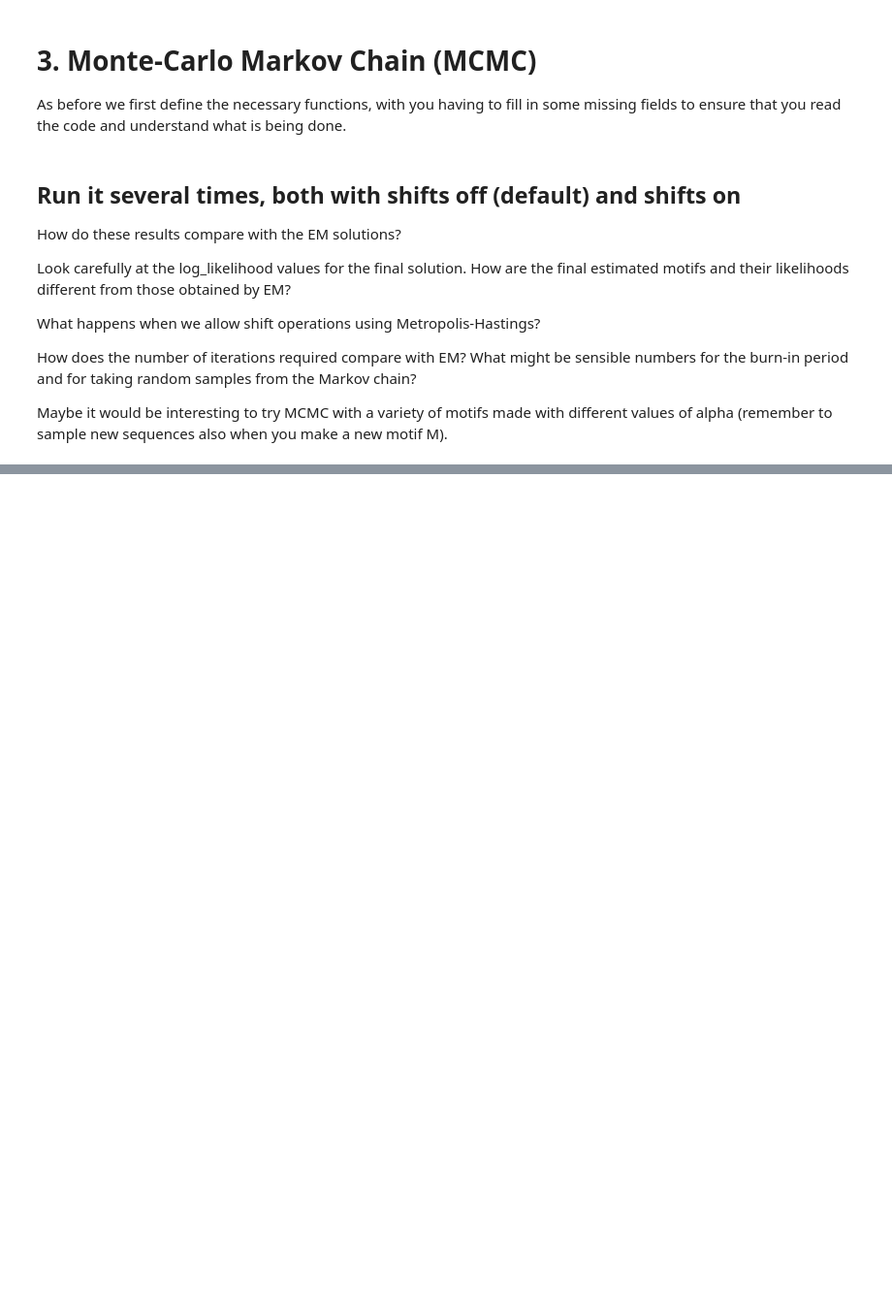
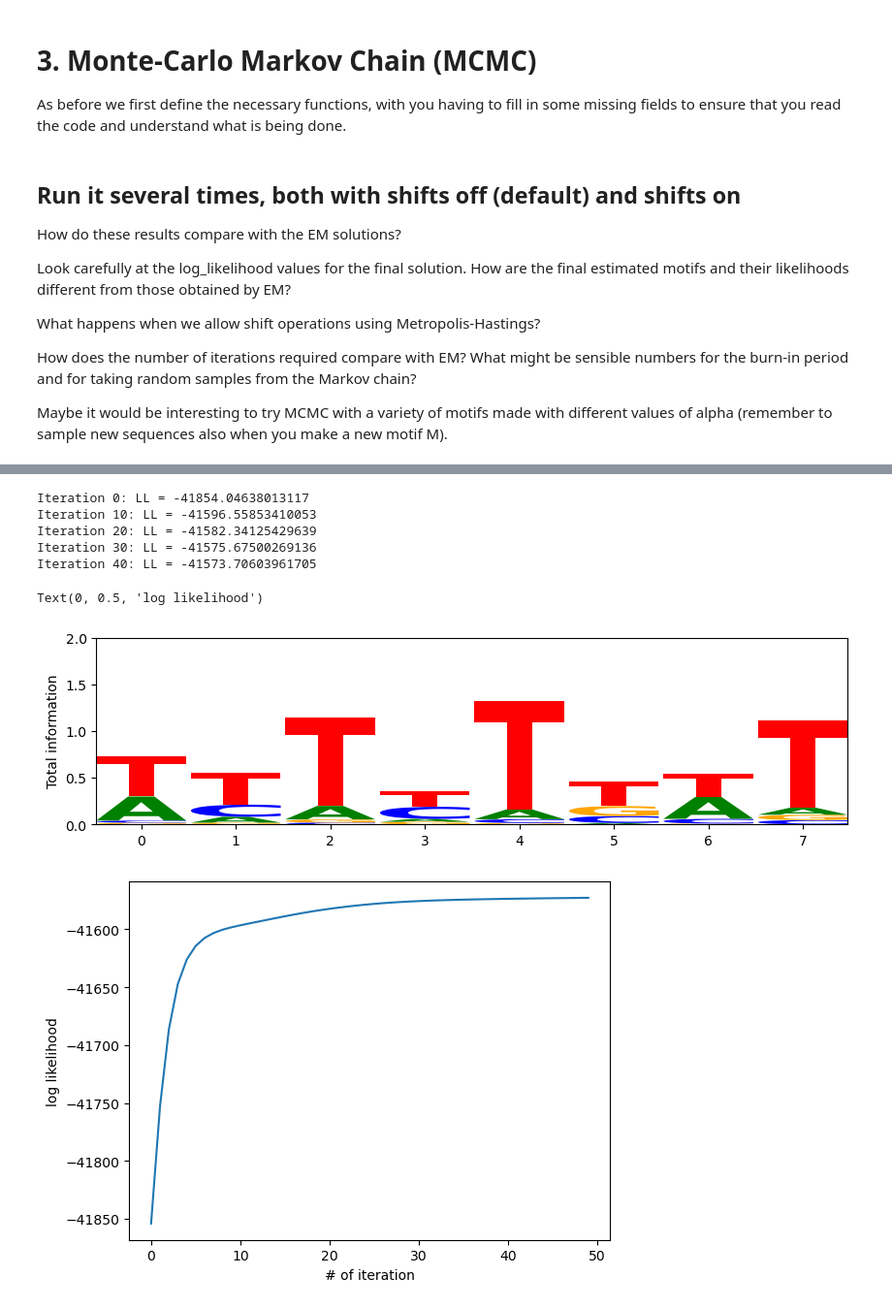
Before and after one commit to regevs/practical, a Jupyter notebook: LentWeek1-practical.ipynb, the cells around one changed output, grey strips where cells are left out. Shown at 97% size. Drawn from its saved outputs; the diff is of its cells as text; code cells hidden in the pictures; blank space fills up the shorter version.

```diff
--- a/LentWeek1-practical.ipynb
+++ b/LentWeek1-practical.ipynb
@@ -48,7 +48,7 @@ def draw_motif(motif, title="", ax=None):
     with warnings.catch_warnings():
         warnings.simplefilter("ignore")
         logo.ax.set_title(title)
-        logo.ax.set_xlabel("Position")
+        # logo.ax.set_xlabel("Position")
         logo.ax.set_ylabel("Total information")
         logo.ax.set_ylim(0, np.log2(4))
         logo.fig.show()
@@ -220,13 +220,16 @@ def maximization_step(sequences, positions_posterior):
 # %% [markdown]
 ## EM algorithm
 # %%
-def expectation_maximization(sequences, n_iterations, print_every=None):
+def expectation_maximization(sequences, n_iterations, print_every=None, parallel=False):
     """
     search for a maximum likelihood motif estimate by alternating expectation_ and maximisation_ steps
     return the estimated motif, and the log likelihoods, position distributions and motifs at each step
     """
     # Initialize the motif estimate randomly
-    est_motif = rng.random(size=(motif_length, 4))
+    if parallel:
+        est_motif = np.random.default_rng().random(size=(motif_length, 4)) # so as to get random starts
+    else:
+        est_motif = rng.random(size=(motif_length, 4)) # this way things are pseudorandom predictable
     est_motif /= est_motif.sum(axis=1)[:, np.newaxis]
 
     # Iterate E and M steps
@@ -448,0 +453,18 @@ sequences, positions = generate_sequences(M)
+# %%
+# First we upload the data set
+# pip install biopython
+from Bio import SeqIO
+
+fasta_sequences = SeqIO.parse(open("elegans_intestine.WS235.fa"),'fasta')
+
+sequences = []
+for fasta in fasta_sequences:
+    s = str(fasta.seq)
+    table = s.maketrans('ACGT','0123')
+    s = s.translate(table)
+    s = np.array(list(s)).astype(int)
+    sequences.append(s)
+
+sequences = np.array(sequences)
+num_sequences, sequence_length = sequences.shape
+print("num_sequences", num_sequences, "sequence_length", sequence_length)
@@ -448,0 +478,18 @@ sequences, positions = generate_sequences(M)
+# %%
+# now we can run our EM algorithm
+# try running this several times
+est_motif, lls, positions_posteriors, motifs = expectation_maximization(sequences, 50, print_every=10)
+draw_motif(est_motif)
+plt.figure()
+plt.plot(lls)
+plt.xlabel("# of iteration")
+plt.ylabel("log likelihood")
+# %% [output]
+Iteration 0: LL = -41854.04638013117
+Iteration 10: LL = -41596.55853410053
+Iteration 20: LL = -41582.34125429639
+Iteration 30: LL = -41575.67500269136
+Iteration 40: LL = -41573.70603961705
+Text(0, 0.5, 'log likelihood')
+[figure, added]
+[figure, added]
```
Also changed, not shown: parts of 12 cells of this notebook.
